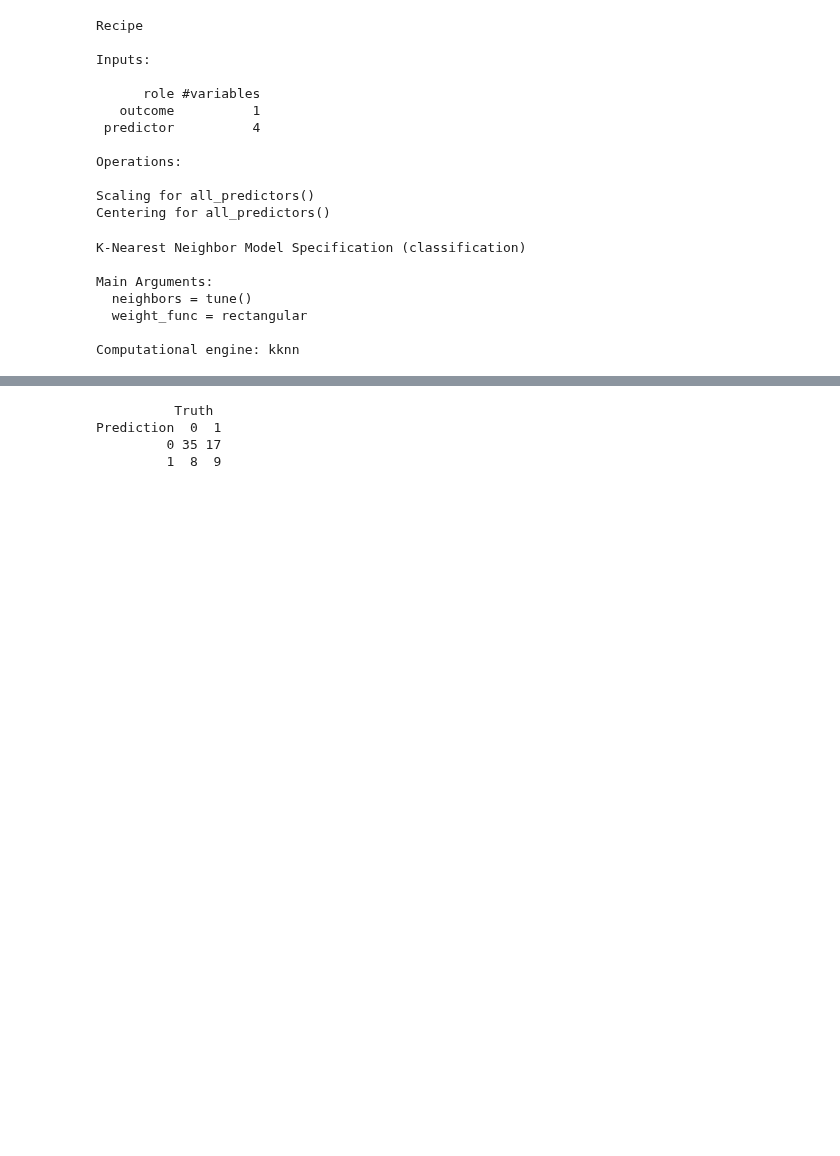
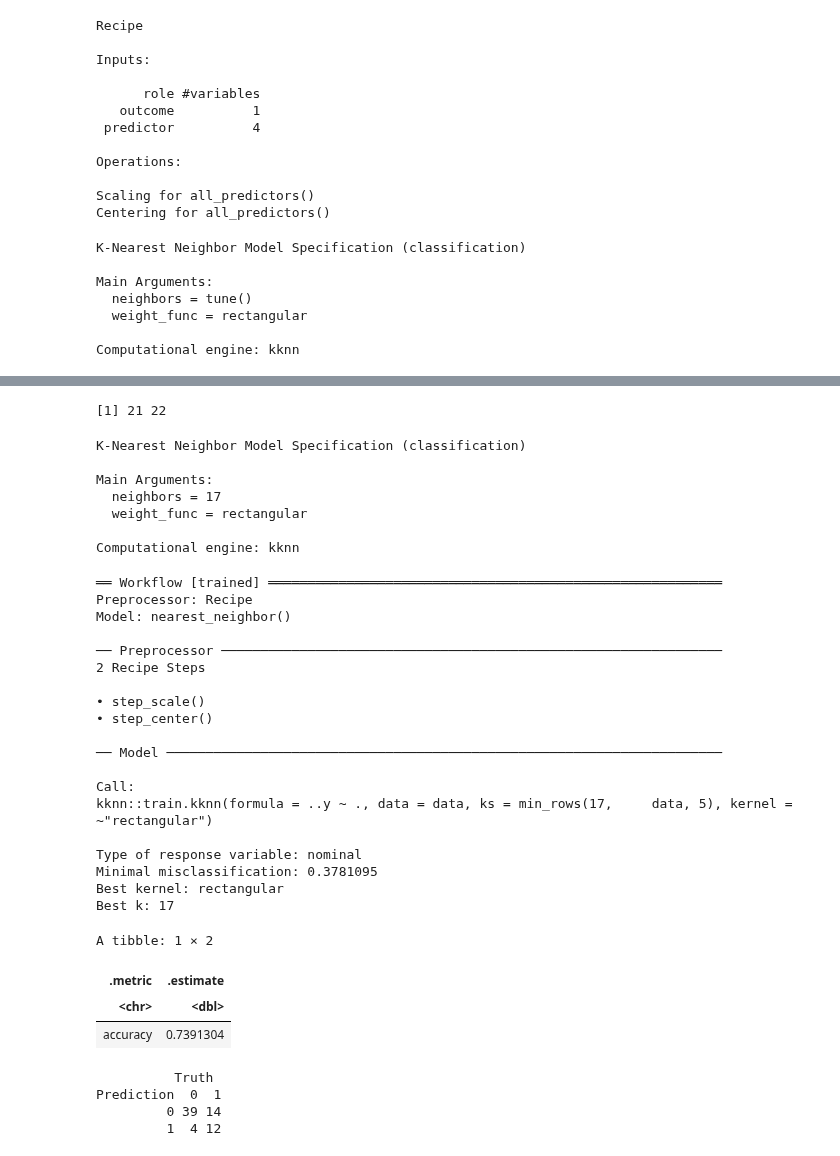
Before and after one commit to elshire7311/dsci100_group73, a Jupyter notebook: heart_analysis.ipynb, the cells around one changed output, grey strips where cells are left out. Drawn from its saved outputs; the diff is of its cells as text; code cells hidden in the pictures; blank space fills up the shorter version.

Commit message:
Added function for best k selecting

```diff
--- a/heart_analysis.ipynb
+++ b/heart_analysis.ipynb
@@ -315,36 +315,73 @@ cross_val_plot
 # %%
-knn_best_spec <- nearest_neighbor(weight_func = "rectangular", neighbors = 25) |>
+best_k <- results |>
+    filter(mean == max(mean)) |>
+    pull(neighbors)
+
+best_k
+
+knn_best_spec <- nearest_neighbor(weight_func = "rectangular", neighbors = 17) |>
   set_engine("kknn") |>
   set_mode("classification")
 
 knn_best_spec
 
 hungarian_fit <- workflow() |>
   add_recipe(hungarian_recipe) |>
   add_model(knn_best_spec) |>
   fit(data = hungarian_train)
 
 hungarian_fit
 
 # Get the prediction column
 hungarian_predictions <- predict(hungarian_fit, hungarian_test) |>
     bind_cols(hungarian_test)
 
 # Compare the accuracy of predictions to the true values in the test set
 hungarian_accuracy <- hungarian_predictions |>
     metrics(truth = diagnosis, estimate = .pred_class) |>
     select(.metric, .estimate) |>
     head(1)
 
 hungarian_accuracy
 
 # Compare the predictions to the true values in a confusion matrix
 hungarian_comparison <- hungarian_predictions |>
     conf_mat(truth = diagnosis, estimate = .pred_class)
 
 hungarian_comparison
 # %% [output]
-          Truth
-Prediction  0  1
-         0 35 17
-         1  8  9
+[1] 21 22
+K-Nearest Neighbor Model Specification (classification)
+
+Main Arguments:
+  neighbors = 17
+  weight_func = rectangular
+
+Computational engine: kknn
+══ Workflow [trained] ══════════════════════════════════════════════════════════
+Preprocessor: Recipe
+Model: nearest_neighbor()
+
+── Preprocessor ────────────────────────────────────────────────────────────────
+2 Recipe Steps
+
+• step_scale()
+• step_center()
+
+── Model ───────────────────────────────────────────────────────────────────────
+
+Call:
+kknn::train.kknn(formula = ..y ~ ., data = data, ks = min_rows(17,     data, 5), kernel = ~"rectangular")
+
+Type of response variable: nominal
+Minimal misclassification: 0.3781095
+Best kernel: rectangular
+Best k: 17
+A tibble: 1 × 2
+| .metric | .estimate |
+| <chr> | <dbl> |
+| accuracy | 0.7391304 |
+          Truth
+Prediction  0  1
+         0 39 14
+         1  4 12
```
Also changed, not shown: parts of 4 cells of this notebook.
